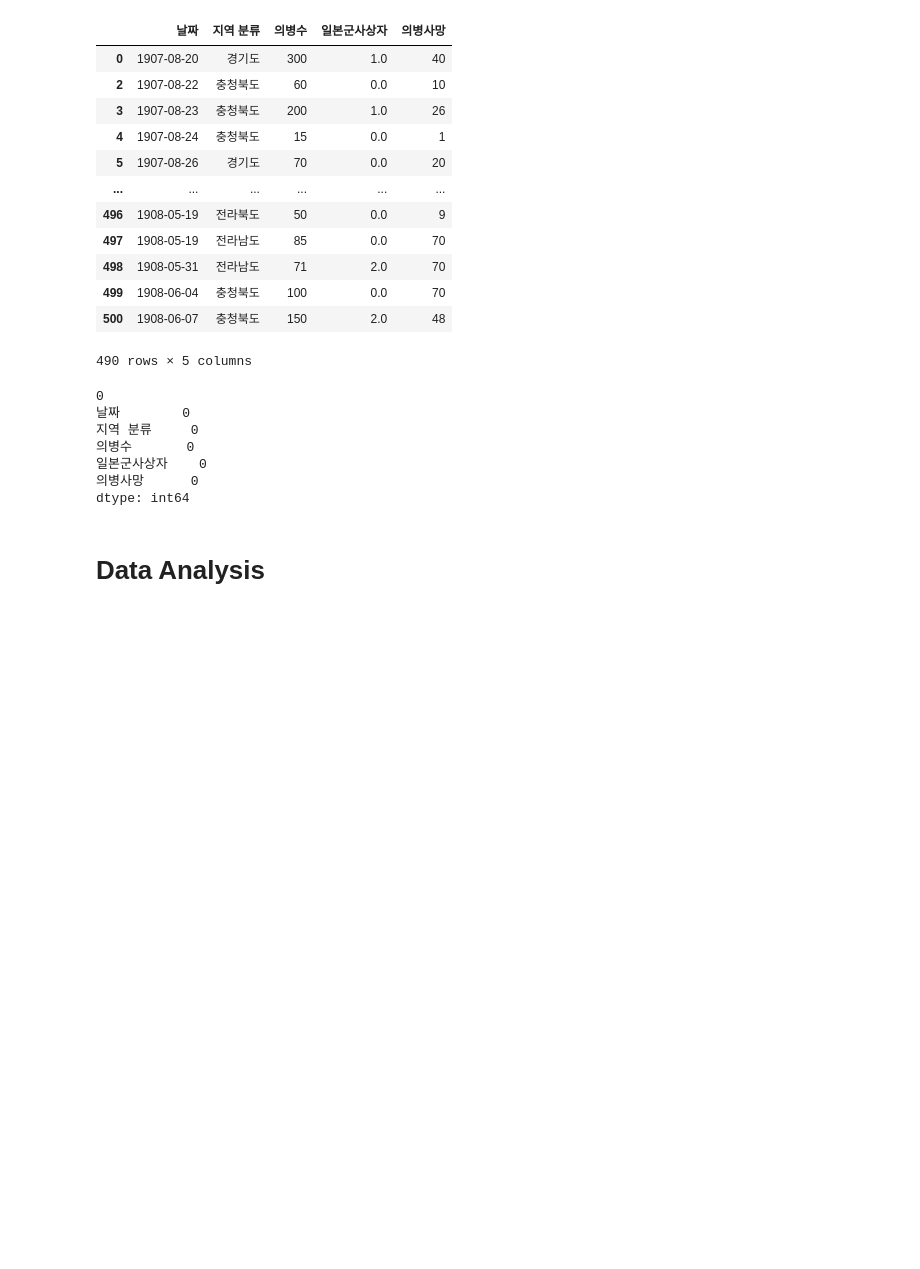
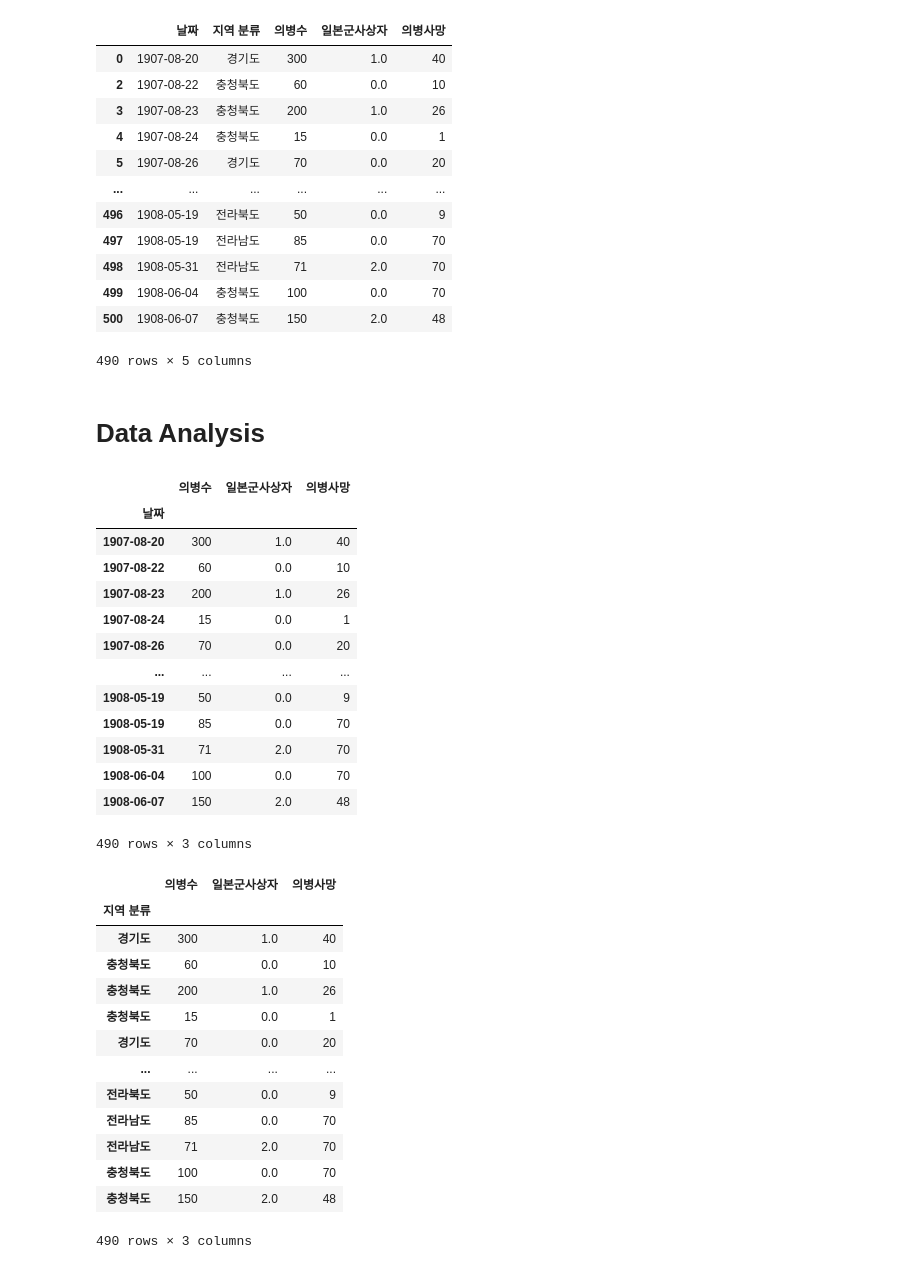
Before and after one commit to euihyeonmoon/Moonslab, a Jupyter notebook: Combat_Data_Analysis.ipynb, the cells around one changed output. Drawn from its saved outputs; the diff is of its cells as text; code cells hidden in the pictures; blank space fills up the shorter version.

```diff
--- a/Combat_Data_Analysis.ipynb
+++ b/Combat_Data_Analysis.ipynb
@@ -159,18 +159,43 @@ df_final
 | 499 | 1908-06-04 | 충청북도 | 100 | 0.0 | 70 |
 | 500 | 1908-06-07 | 충청북도 | 150 | 2.0 | 48 |
 490 rows × 5 columns
-# %%
-df2 = df_final['의병수'] == '불명'
-print(df2.sum())
-
-print(df_final.isnull().sum()) #결측치 확인
-# %% [output]
-0
-날짜        0
-지역 분류     0
-의병수       0
-일본군사상자    0
-의병사망      0
-dtype: int64
 # %% [markdown]
 # Data Analysis
+# %%
+df_date = df_final.drop('지역 분류', axis = 1)
+df_region = df_final.drop('날짜', axis = 1)
+
+df_date = df_date.set_index("날짜")
+df_region = df_region.set_index("지역 분류")
+
+display(df_date)
+display(df_region)
+# %% [output]
+|  | 의병수 | 일본군사상자 | 의병사망 |
+| 날짜 |  |  |  |
+| 1907-08-20 | 300 | 1.0 | 40 |
+| 1907-08-22 | 60 | 0.0 | 10 |
+| 1907-08-23 | 200 | 1.0 | 26 |
+| 1907-08-24 | 15 | 0.0 | 1 |
+| 1907-08-26 | 70 | 0.0 | 20 |
+| ... | ... | ... | ... |
+| 1908-05-19 | 50 | 0.0 | 9 |
+| 1908-05-19 | 85 | 0.0 | 70 |
+| 1908-05-31 | 71 | 2.0 | 70 |
+| 1908-06-04 | 100 | 0.0 | 70 |
+| 1908-06-07 | 150 | 2.0 | 48 |
+490 rows × 3 columns
+|  | 의병수 | 일본군사상자 | 의병사망 |
+| 지역 분류 |  |  |  |
+| 경기도 | 300 | 1.0 | 40 |
+| 충청북도 | 60 | 0.0 | 10 |
+| 충청북도 | 200 | 1.0 | 26 |
+| 충청북도 | 15 | 0.0 | 1 |
+| 경기도 | 70 | 0.0 | 20 |
+| ... | ... | ... | ... |
+| 전라북도 | 50 | 0.0 | 9 |
+| 전라남도 | 85 | 0.0 | 70 |
+| 전라남도 | 71 | 2.0 | 70 |
+| 충청북도 | 100 | 0.0 | 70 |
+| 충청북도 | 150 | 2.0 | 48 |
+490 rows × 3 columns
```
Also changed, not shown: parts of 7 cells of this notebook.
